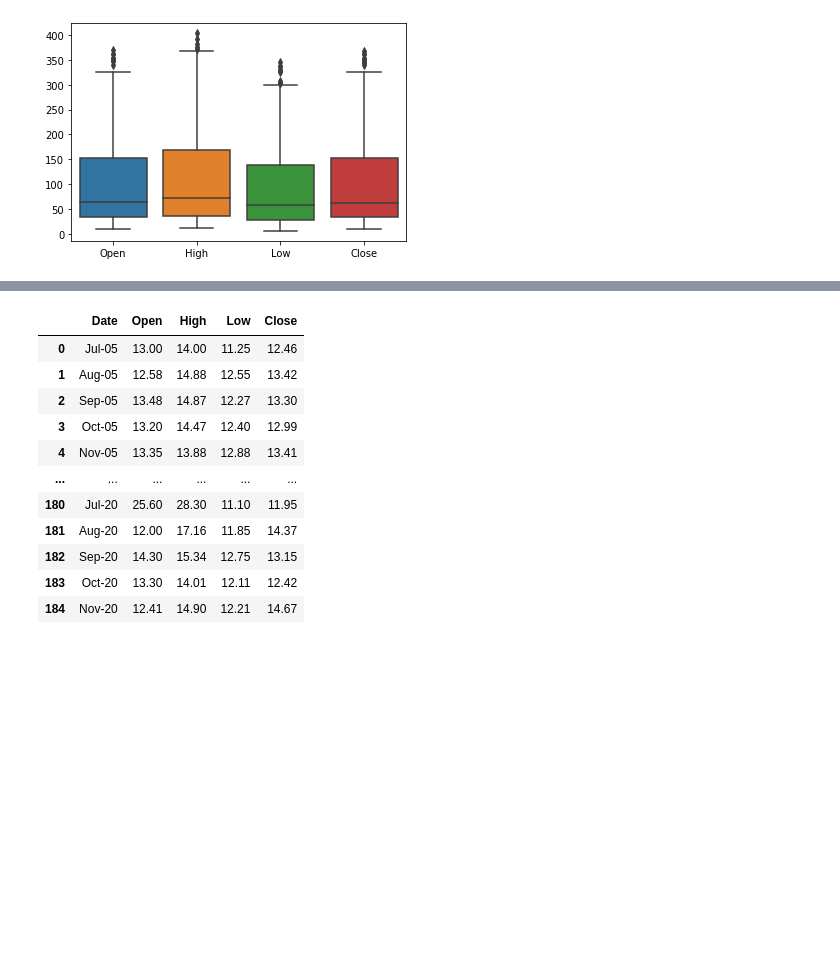
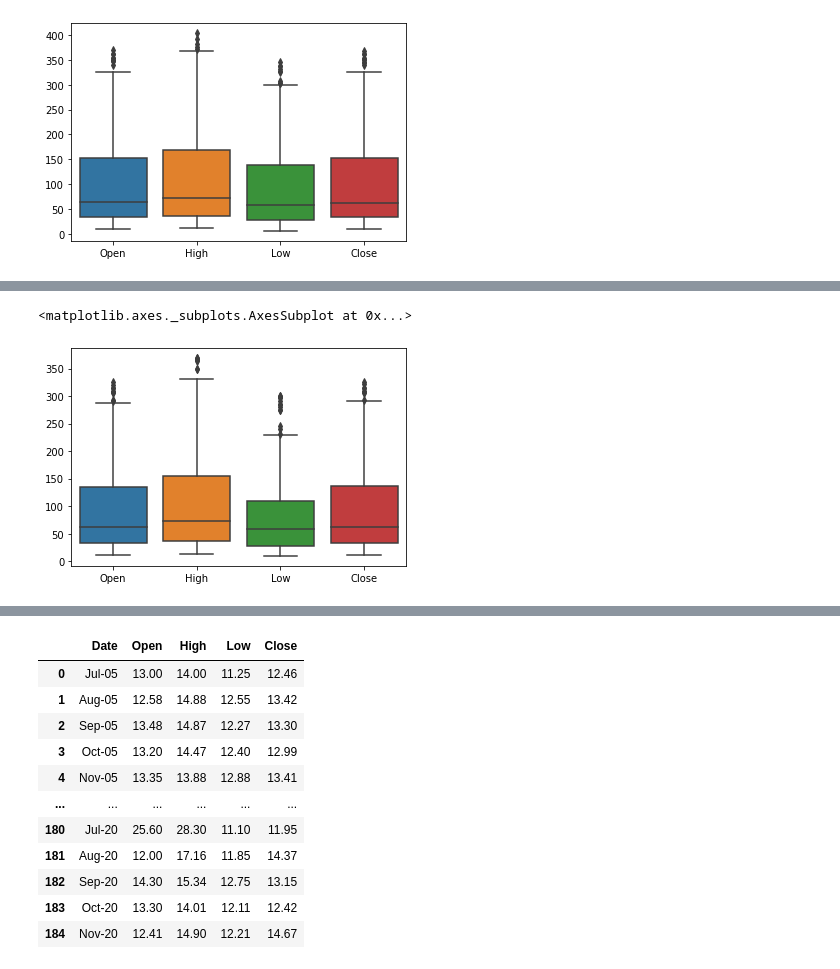
Before and after one commit to Amitha-sridhar/ML_capstone-project_yes-bank_stock-closing-prediction, a Jupyter notebook: ML_Stock_Prediction.ipynb, the cells around one changed output, grey strips where cells are left out. Saved outputs shown, nothing was run; the diff lists cells and outputs as text; code cells hidden in the pictures; blank space fills up the shorter version.

```diff
--- a/ML_Stock_Prediction.ipynb
+++ b/ML_Stock_Prediction.ipynb
@@ -126,3 +137,15 @@ sns.boxplot(data=df)
 # %% [output]
 <matplotlib.axes._subplots.AxesSubplot at 0x...>
 [figure]
+# %%
+for col in ['Open','High','Low','Close']:#redefining the data and setting the outliers value with the range
+
+  lower_cap, q1, q3, upper_cap, median = df[col].quantile([0.01,0.25,0.75,0.99,0.5])
+  lower_limit = q1 - 1.5*(q3-q1)
+  upper_limit = q3 + 1.5*(q3-q1)
+
+
+  new_df[col] = np.where(df[col] > upper_limit, median,np.where(
+                         df[col] < lower_limit,median,np.where(
+                         df[col] < lower_cap,lower_cap,np.where(
+                         df[col] > upper_cap,upper_cap,df[col]))))
@@ -128,0 +162,5 @@ sns.boxplot(data=df)
+# %%
+sns.boxplot(data=new_df)
+# %% [output]
+<matplotlib.axes._subplots.AxesSubplot at 0x...>
+[figure, added]
```
Also changed, not shown: parts of 25 cells of this notebook.
